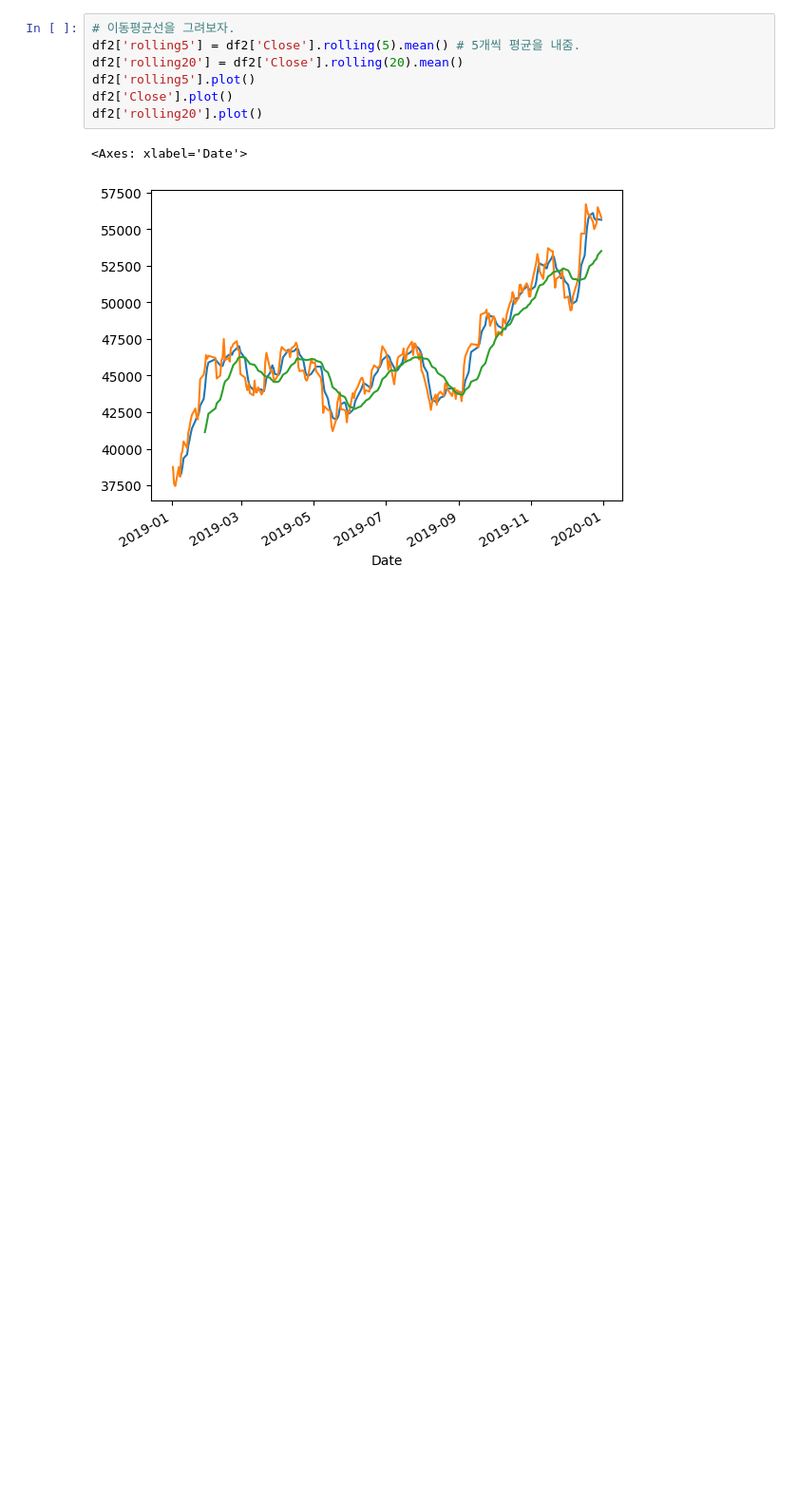
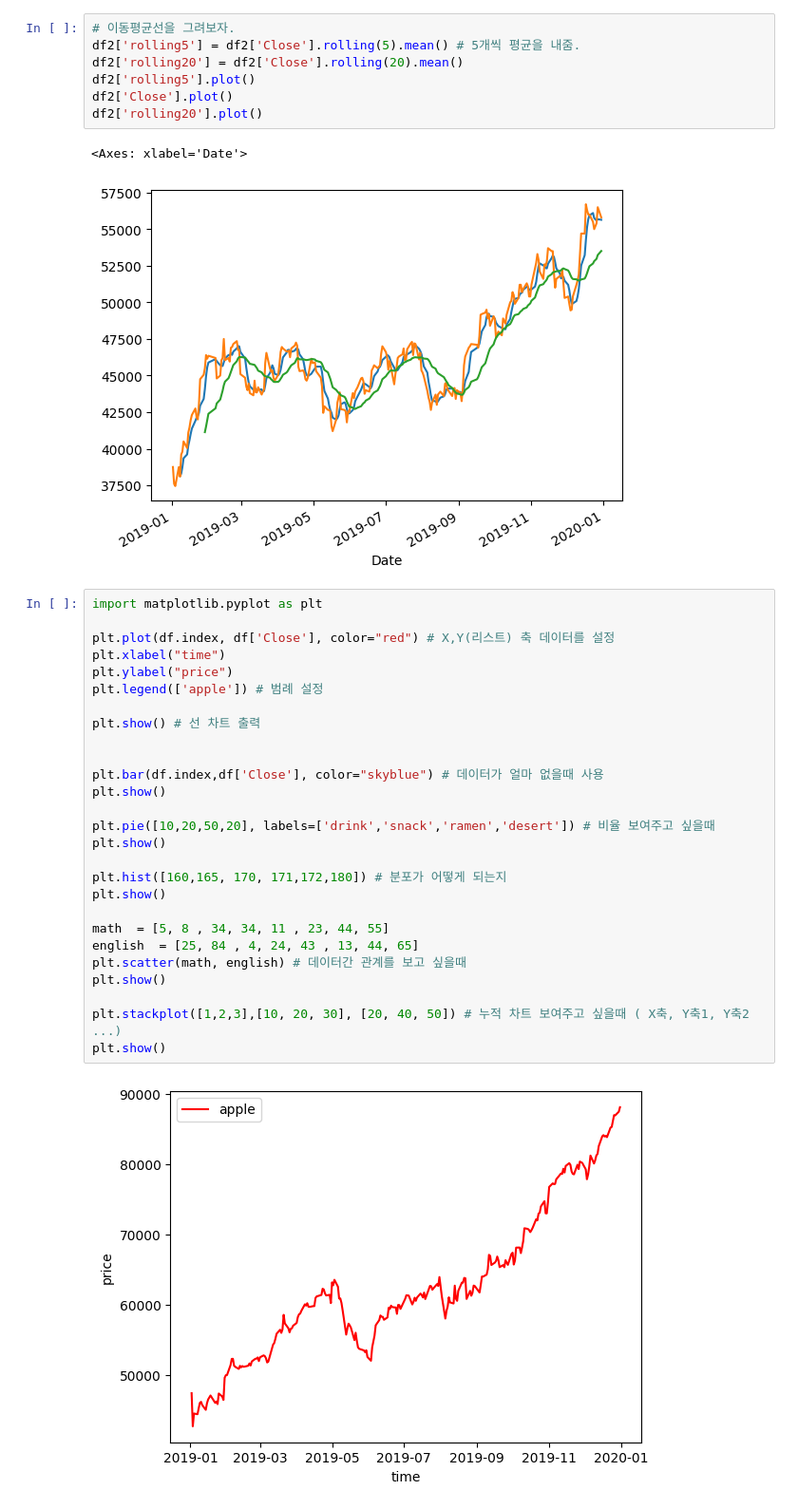
Before and after one commit to Taeseong-eom/ApplePython, a Jupyter notebook: pandas.ipynb, the cells around one changed output. Shown at 95% size. Saved outputs shown, nothing was run; the diff lists cells and outputs as text; blank space fills up the shorter version.

Commit message:
Matplotlib로 데이터 시각화

```diff
--- a/pandas.ipynb
+++ b/pandas.ipynb
@@ -65,3 +65,32 @@ df2['rolling20'].plot()
 # %% [output]
 <Axes: xlabel='Date'>
 [figure]
+# %%
+import matplotlib.pyplot as plt
+
+plt.plot(df.index, df['Close'], color="red") # X,Y(리스트) 축 데이터를 설정
+plt.xlabel("time")
+plt.ylabel("price")
+plt.legend(['apple']) # 범례 설정
+
+plt.show() # 선 차트 출력
+
+
+plt.bar(df.index,df['Close'], color="skyblue") # 데이터가 얼마 없을때 사용
+plt.show()
+
+plt.pie([10,20,50,20], labels=['drink','snack','ramen','desert']) # 비율 보여주고 싶을때
+plt.show()
+
+plt.hist([160,165, 170, 171,172,180]) # 분포가 어떻게 되는지
+plt.show()
+
+math  = [5, 8 , 34, 34, 11 , 23, 44, 55]
+english  = [25, 84 , 4, 24, 43 , 13, 44, 65]
+plt.scatter(math, english) # 데이터간 관계를 보고 싶을때
+plt.show()
+
+plt.stackplot([1,2,3],[10, 20, 30], [20, 40, 50]) # 누적 차트 보여주고 싶을때 ( X축, Y축1, Y축2 ...)
+plt.show()
+# %% [output]
+[figure, added]
```
Also changed, not shown: parts of 5 cells of this notebook.
